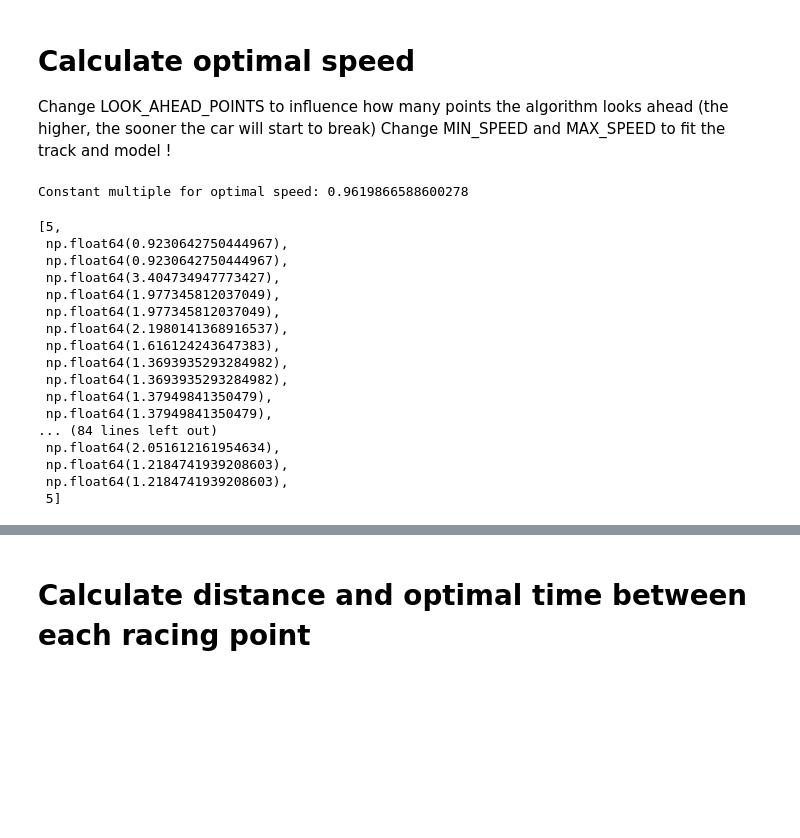
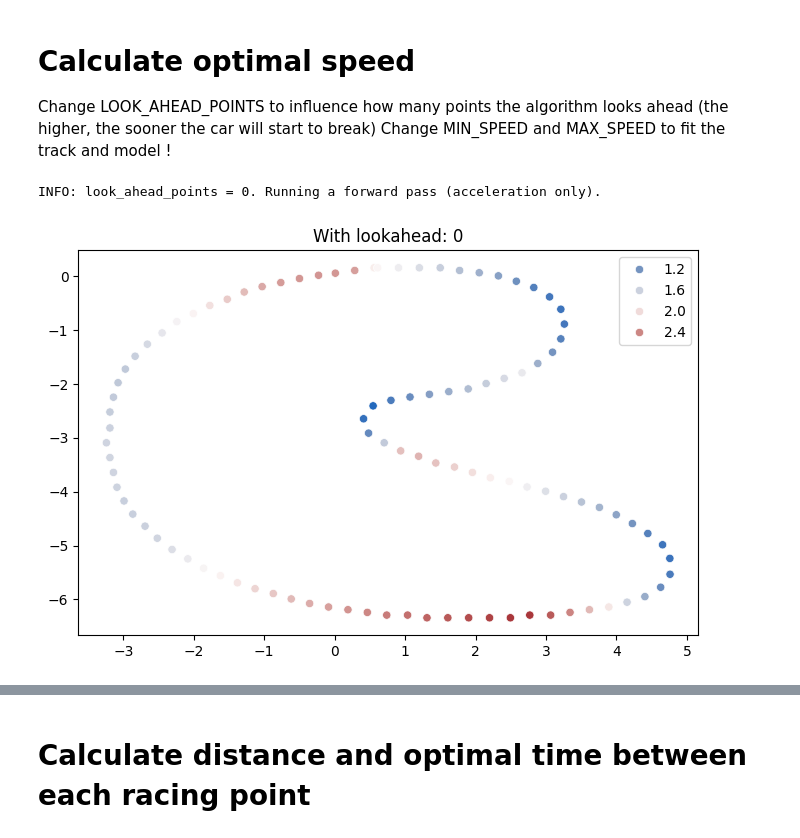
Before and after one commit to anjrew/race-lines-optimization, a Jupyter notebook: notebooks/get_speed_via_angle.ipynb, the cells around one changed output, grey strips where cells are left out. Cells and saved outputs as stored; diff of their text form; code cells hidden in the pictures; blank space fills up the shorter version.

```diff
--- a/notebooks/get_speed_via_angle.ipynb
+++ b/notebooks/get_speed_via_angle.ipynb
@@ -204,41 +234,36 @@ def dist_2_points(x1: float, x2: float, y1: float, y2: float) -> float:
 Change LOOK_AHEAD_POINTS to influence how many points the algorithm looks ahead (the higher, the sooner the car will start to break)
 Change MIN_SPEED and MAX_SPEED to fit the track and model !
 # %%
-LOOK_AHEAD_POINTS = 1
-ROLL_SIZE = 2
+from matplotlib import pyplot as plt
+import seaborn as sns
+
+LOOK_AHEAD_POINTS = 0
+ROLL_SIZE = 1
 SMOOTHING_WINDOW_SIZE = 7
 MIN_SPEED = 1.0
 MAX_SPEED = 7
-MAX_ACC = 1.0  # Maximal acceleration
-MAX_DEC = 1.0  # Maximal deceleration
+MAX_ACC = 0.7  # Maximal acceleration
+MAX_DEC = 0.7  # Maximal deceleration
+
+
 
 # Calculate optimal speed
 velocity = optimal_velocity(
     track=racing_track,
     min_speed=MIN_SPEED,
     max_speed=MAX_SPEED,
     look_ahead_points=LOOK_AHEAD_POINTS,
     smoothing_window_size=SMOOTHING_WINDOW_SIZE,
-    roll=ROLL_SIZE)
+    roll=ROLL_SIZE,
+    max_acceleration=MAX_ACC,
+    max_deceleration=MAX_DEC
+)
+
+x = [i[0] for i in racing_track]
+y = [i[1] for i in racing_track]
+fig, ax = plt.subplots(figsize=(8, 5))
+ax = sns.scatterplot(x=x, y=y, hue=velocity, palette="vlag").set_title(
+    f"With lookahead: {LOOK_AHEAD_POINTS}")
 # %% [output]
-Constant multiple for optimal speed: 0.9619866588600278
+INFO: look_ahead_points = 0. Running a forward pass (acceleration only).
+[figure, added]
-# %%
-velocity
-# %% [output]
-[5,
- np.float64(0.9230642750444967),
- np.float64(0.9230642750444967),
- np.float64(3.404734947773427),
- np.float64(1.977345812037049),
- np.float64(1.977345812037049),
- np.float64(2.1980141368916537),
- np.float64(1.616124243647383),
- np.float64(1.3693935293284982),
- np.float64(1.3693935293284982),
- np.float64(1.37949841350479),
- np.float64(1.37949841350479),
-... (84 lines left out)
- np.float64(2.051612161954634),
- np.float64(1.2184741939208603),
- np.float64(1.2184741939208603),
- 5]
```
Also changed, not shown: parts of 4 cells of this notebook.
